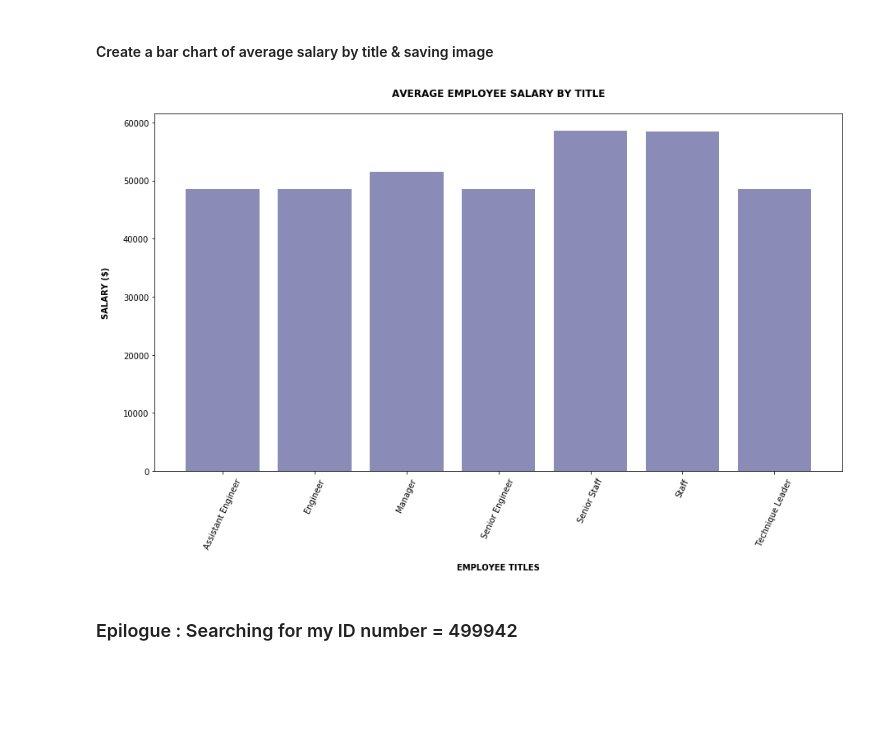
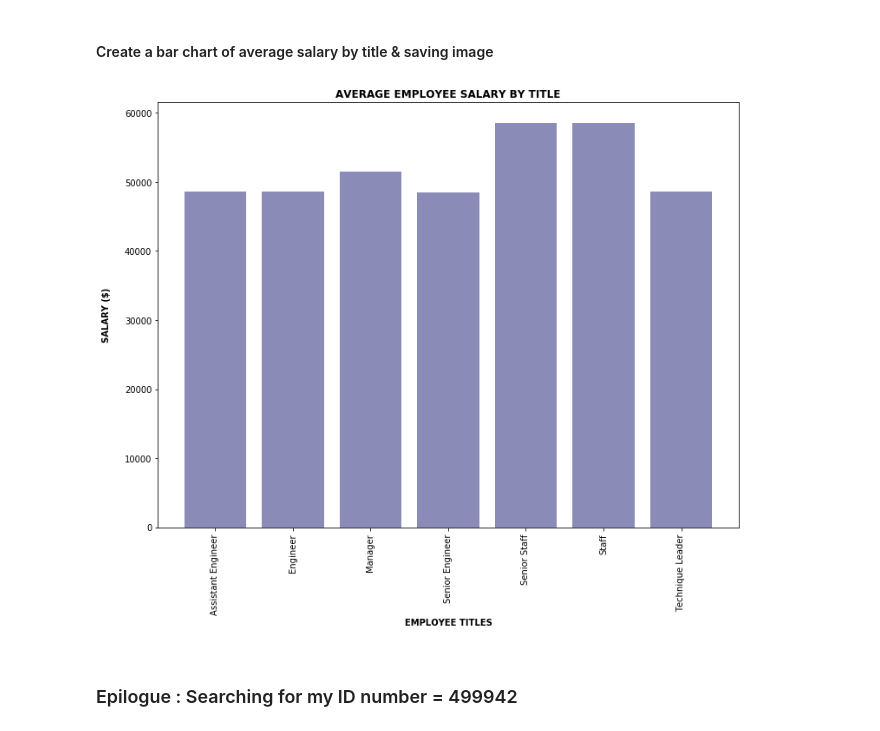
Before and after one commit to ShimsyV/sql-challenge, a Jupyter notebook: SQLpanda.ipynb, the cells around one changed output. Drawn from its saved outputs; the diff is of its cells as text; code cells hidden in the pictures; blank space fills up the shorter version.

Commit message:
tried to update the image to appear fully, its still missing the x axis label

```diff
--- a/SQLpanda.ipynb
+++ b/SQLpanda.ipynb
@@ -175,33 +175,33 @@ avg_sal_by_title
 #### Create a bar chart of average salary by title & saving image
 # %%
 #Set bar chart figure size
-plt.figure(figsize=(15,8))
+plt.figure(figsize=(12,9))
 
 # Set x_axis, y_axis
 x_axis = avg_sal_by_title["employee_title"]
 y_axis = avg_sal_by_title["salary"]
 
 # Create Bar Chart Based on Above Data
 df = plt.bar(x_axis, y_axis, align="center", alpha=0.5, color=["midnightblue"])
 
 # Create Ticks for Bar Chart's x_axis
 ticks = [value for value in x_axis]
-plt.xticks(ticks, x_axis, rotation=65)
+plt.xticks(ticks, x_axis, rotation=90)
 
 # Set Labels & Title
 plt.ylabel("SALARY ($)\n", weight="bold", size=10)
-plt.xlabel("\nEMPLOYEE TITLES", weight="bold", size=10)
+plt.xlabel("EMPLOYEE TITLES\n", weight="bold", size=10)
 
-plt.title("AVERAGE EMPLOYEE SALARY BY TITLE\n", weight="bold", size=12)
+plt.title("AVERAGE EMPLOYEE SALARY BY TITLE", weight="bold", size=12)
 
 
 # Save the plot
 plt.savefig("./Images/avg_emp_salary_title.png")
 
 # Show plot
 plt.show()
 # %% [output]
-[figure, old version]
+[figure, new version]
 # %% [markdown]
 ### Epilogue : Searching for my ID number = 499942
 # %%
```
Also changed, not shown: 1 other file.
